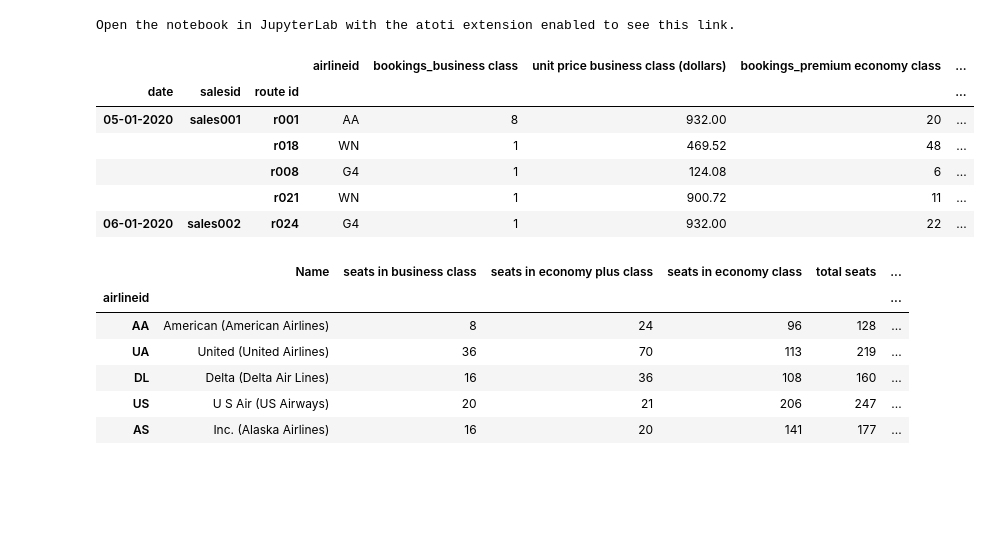
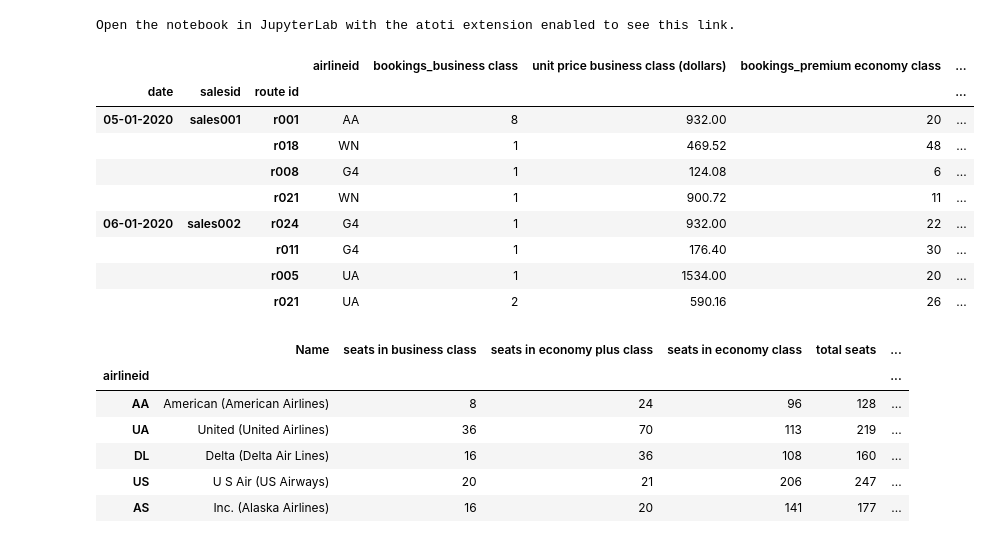
Before and after one commit to evathon2021/atoti, a Jupyter notebook: main2.ipynb, the cells around one changed output. Cells and saved outputs as stored; diff of their text form; code cells hidden in the pictures; blank space fills up the shorter version.

```diff
--- a/main2.ipynb
+++ b/main2.ipynb
@@ -33,22 +33,25 @@ Open the notebook in JupyterLab with the atoti extension enabled to see this lin
 # %%
 # loading salesdata
 salesdata = pd.read_csv("data/salesdata.csv")
 # del salesdata["total"]
 # salesdata[["date"]] = salesdata[["date"]].astype('str')
 salesdata_table = session.read_pandas(
     salesdata,
     keys=["salesid", "date", "route id"], table_name="salesdata_table",
     types={"salesid": tt.type.STRING, "date": tt.type.STRING, "route id": tt.type.STRING},
 )
-salesdata_table.head()
+salesdata_table.head(8)
 # %% [output]
 |  |  |  | airlineid | bookings_business class | unit price business class (dollars) | bookings_premium economy class | ... |
 | date | salesid | route id |  |  |  |  | ... |
 | 05-01-2020 | sales001 | r001 | AA | 8 | 932.00 | 20 | ... |
 |  |  | r018 | WN | 1 | 469.52 | 48 | ... |
 |  |  | r008 | G4 | 1 | 124.08 | 6 | ... |
 |  |  | r021 | WN | 1 | 900.72 | 11 | ... |
 | 06-01-2020 | sales002 | r024 | G4 | 1 | 932.00 | 22 | ... |
+|  |  | r011 | G4 | 1 | 176.40 | 30 | ... |
+|  |  | r005 | UA | 1 | 1534.00 | 20 | ... |
+|  |  | r021 | UA | 2 | 590.16 | 26 | ... |
 # %%
 # loading airlines dataset to skip the index column and then store it in atoti store
 
```
Also changed, not shown: parts of 2 cells of this notebook.
